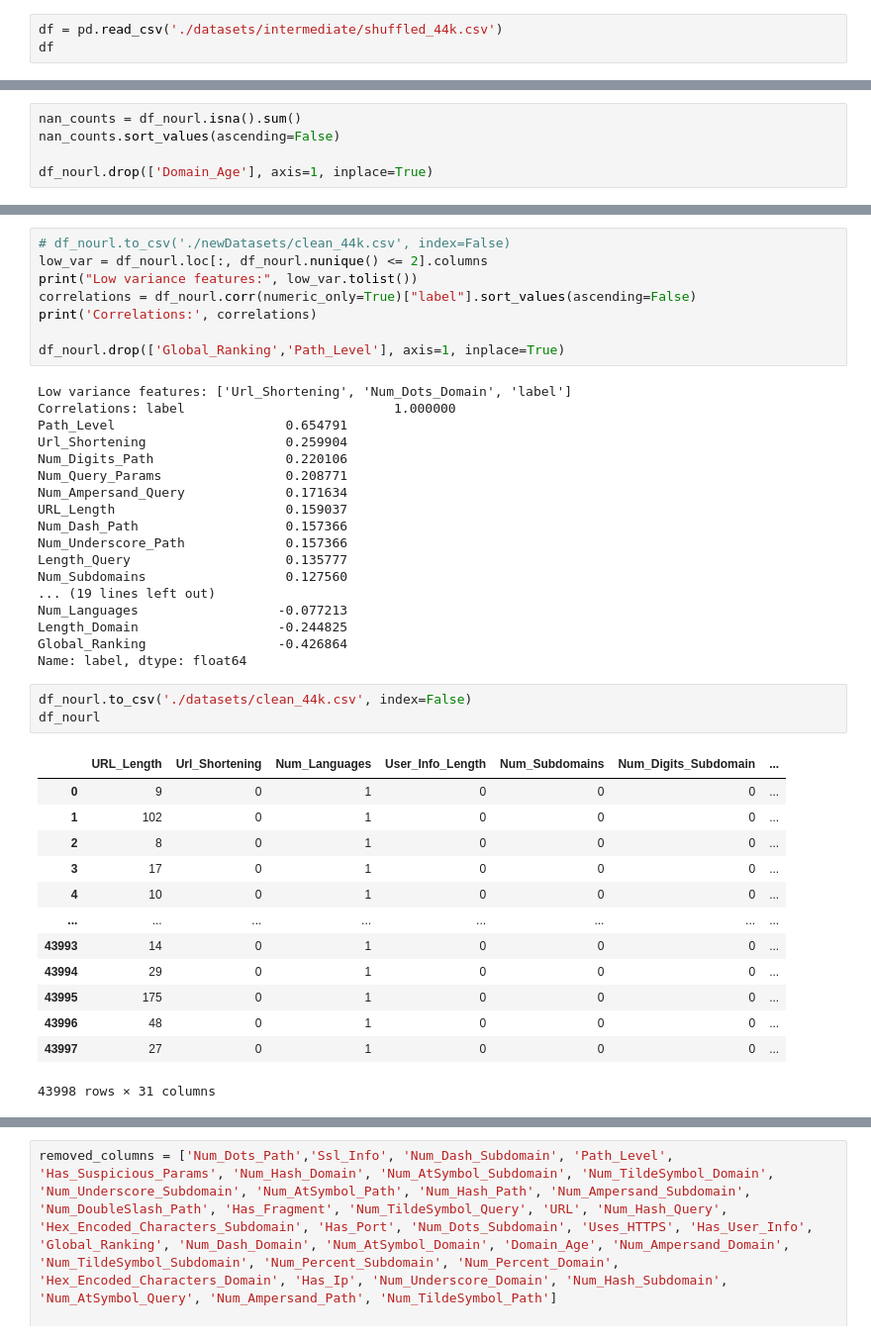
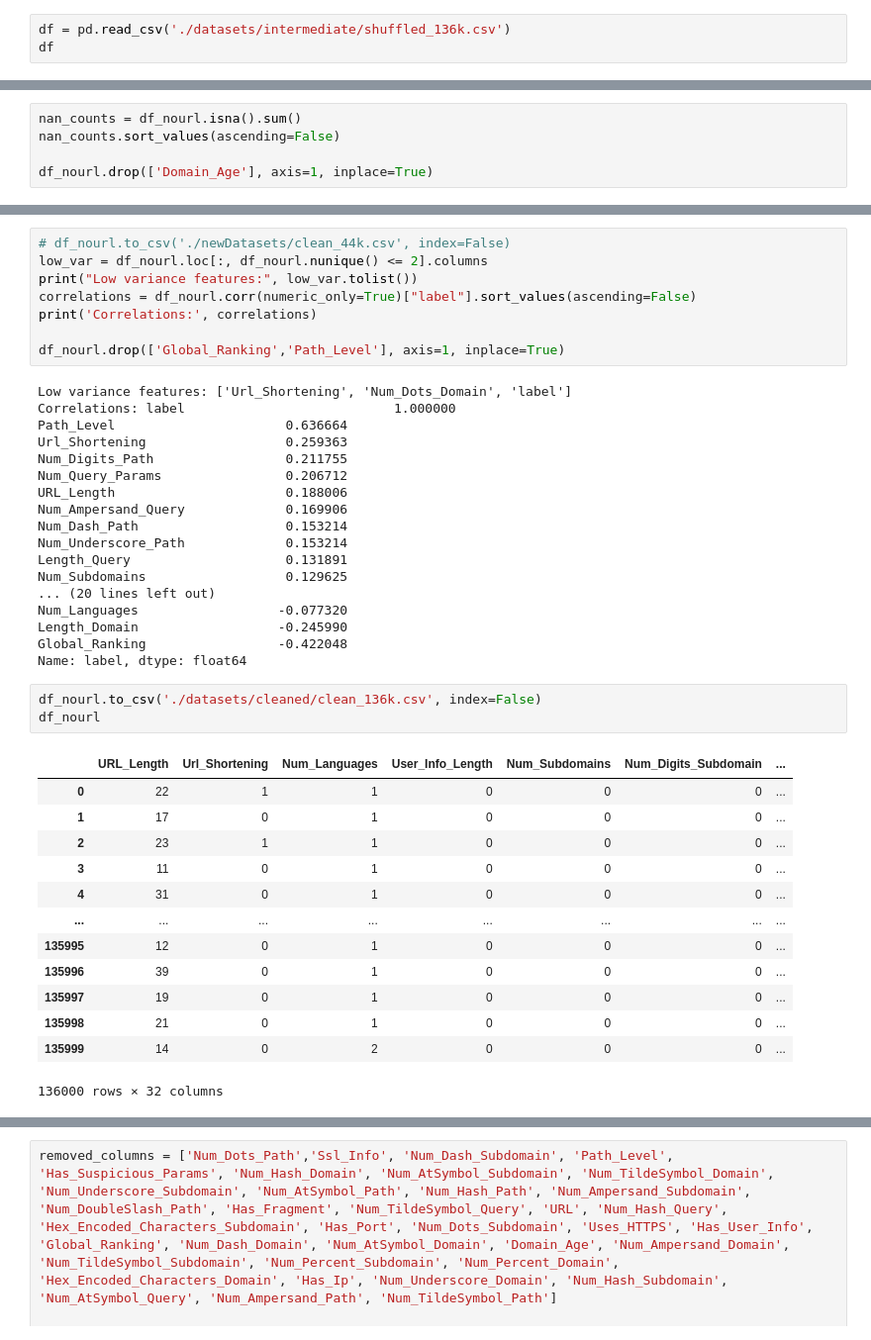
Before and after one commit to nandanpi/hpe-cpp, a Jupyter notebook: clean_dataset.ipynb, the cells around one changed output, grey strips where cells are left out. Shown: that part at 99% size. Drawn from its saved outputs; the diff is of its cells as text.

```diff
--- a/clean_dataset.ipynb
+++ b/clean_dataset.ipynb
@@ -1,6 +1,6 @@
 # %%
 import pandas as pd
 # %%
-df = pd.read_csv('./datasets/intermediate/shuffled_44k.csv')
+df = pd.read_csv('./datasets/intermediate/shuffled_136k.csv')
 df
 # %% [output]
@@ -221,38 +223,38 @@ df_nourl.drop(['Global_Ranking','Path_Level'], axis=1, inplace=True)
 # %% [output]
 Low variance features: ['Url_Shortening', 'Num_Dots_Domain', 'label']
 Correlations: label                           1.000000
-Path_Level                      0.654791
-Url_Shortening                  0.259904
-Num_Digits_Path                 0.220106
-Num_Query_Params                0.208771
-Num_Ampersand_Query             0.171634
-URL_Length                      0.159037
-Num_Dash_Path                   0.157366
-Num_Underscore_Path             0.157366
-Length_Query                    0.135777
-Num_Subdomains                  0.127560
-... (19 lines left out)
-Num_Languages                  -0.077213
-Length_Domain                  -0.244825
-Global_Ranking                 -0.426864
+Path_Level                      0.636664
+Url_Shortening                  0.259363
+Num_Digits_Path                 0.211755
+Num_Query_Params                0.206712
+URL_Length                      0.188006
+Num_Ampersand_Query             0.169906
+Num_Dash_Path                   0.153214
+Num_Underscore_Path             0.153214
+Length_Query                    0.131891
+Num_Subdomains                  0.129625
+... (20 lines left out)
+Num_Languages                  -0.077320
+Length_Domain                  -0.245990
+Global_Ranking                 -0.422048
 Name: label, dtype: float64
 # %%
-df_nourl.to_csv('./datasets/clean_44k.csv', index=False)
+df_nourl.to_csv('./datasets/cleaned/clean_136k.csv', index=False)
 df_nourl
 # %% [output]
 |  | URL_Length | Url_Shortening | Num_Languages | User_Info_Length | Num_Subdomains | Num_Digits_Subdomain | ... |
-| 0 | 9 | 0 | 1 | 0 | 0 | 0 | ... |
-| 1 | 102 | 0 | 1 | 0 | 0 | 0 | ... |
-| 2 | 8 | 0 | 1 | 0 | 0 | 0 | ... |
-| 3 | 17 | 0 | 1 | 0 | 0 | 0 | ... |
-| 4 | 10 | 0 | 1 | 0 | 0 | 0 | ... |
+| 0 | 22 | 1 | 1 | 0 | 0 | 0 | ... |
+| 1 | 17 | 0 | 1 | 0 | 0 | 0 | ... |
+| 2 | 23 | 1 | 1 | 0 | 0 | 0 | ... |
+| 3 | 11 | 0 | 1 | 0 | 0 | 0 | ... |
+| 4 | 31 | 0 | 1 | 0 | 0 | 0 | ... |
 | ... | ... | ... | ... | ... | ... | ... | ... |
-| 43993 | 14 | 0 | 1 | 0 | 0 | 0 | ... |
-| 43994 | 29 | 0 | 1 | 0 | 0 | 0 | ... |
-| 43995 | 175 | 0 | 1 | 0 | 0 | 0 | ... |
-| 43996 | 48 | 0 | 1 | 0 | 0 | 0 | ... |
-| 43997 | 27 | 0 | 1 | 0 | 0 | 0 | ... |
+| 135995 | 12 | 0 | 1 | 0 | 0 | 0 | ... |
+| 135996 | 39 | 0 | 1 | 0 | 0 | 0 | ... |
+| 135997 | 19 | 0 | 1 | 0 | 0 | 0 | ... |
+| 135998 | 21 | 0 | 1 | 0 | 0 | 0 | ... |
+| 135999 | 14 | 0 | 2 | 0 | 0 | 0 | ... |
-43998 rows × 31 columns
+136000 rows × 32 columns
 # %%
 removed_columns = set(oldColumns) - set(df_nourl.columns)
 print("Columns removed from oldColumns to new columns:", removed_columns, '\n', 'Total columns removed:', len(removed_columns))
```
Also changed, not shown: parts of 11 cells of this notebook, 8 other files.
